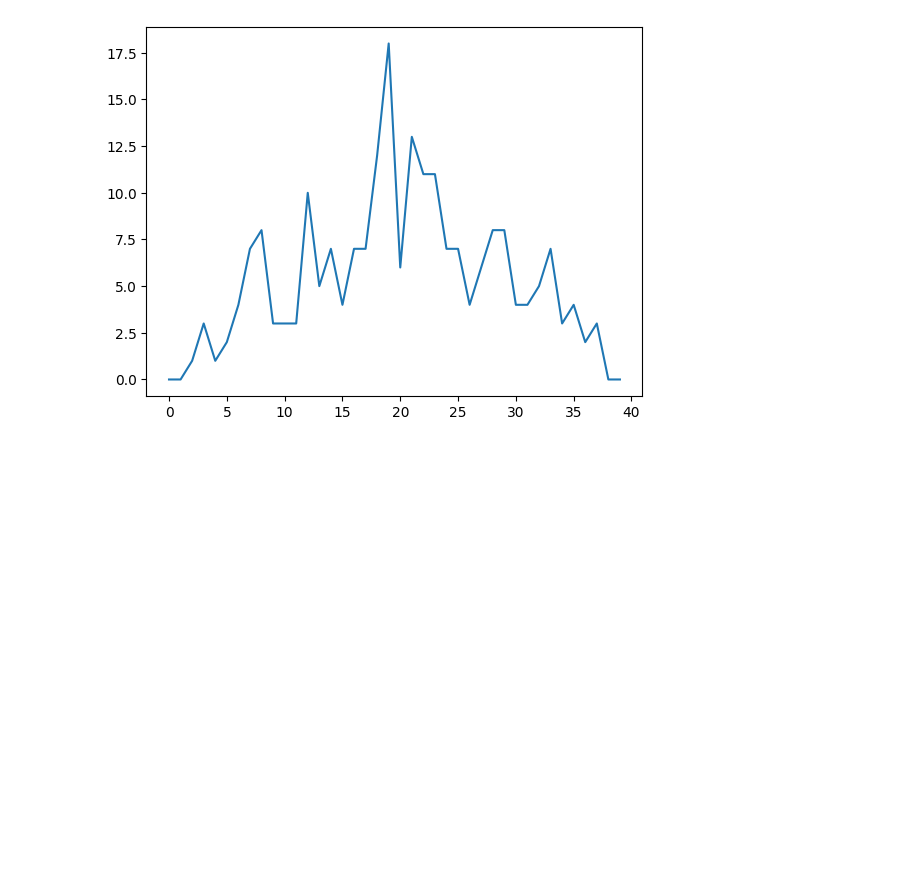
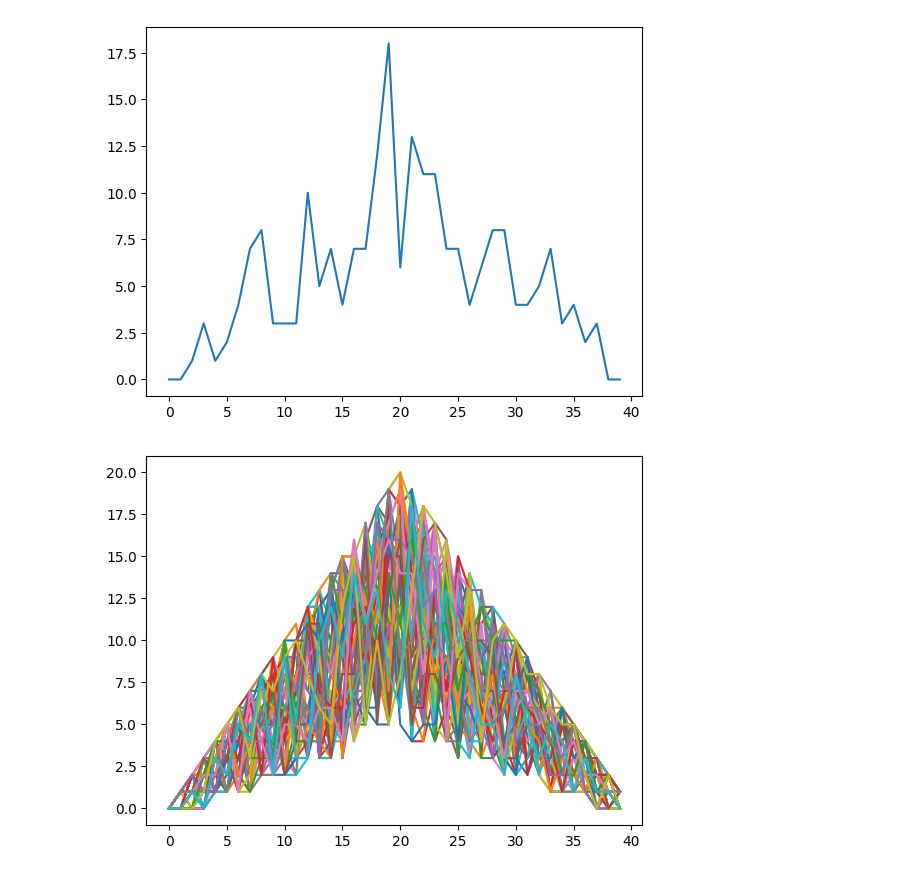
Before and after one commit to Azinkarimzad/phthon_SWC_24, a Jupyter notebook: tst.ipynb, the cells around one changed output. Cells and saved outputs as stored; diff of their text form; code cells hidden in the pictures; blank space fills up the shorter version.

```diff
--- a/tst.ipynb
+++ b/tst.ipynb
@@ -616,3 +616,8 @@ plt.plot(patient_1)
 # %% [output]
 [<matplotlib.lines.Line2D at 0x...>]
 [figure]
+# %%
+for i in range(len(data)):
+    plt.plot(data[i, :])
+# %% [output]
+[figure, added]
```
